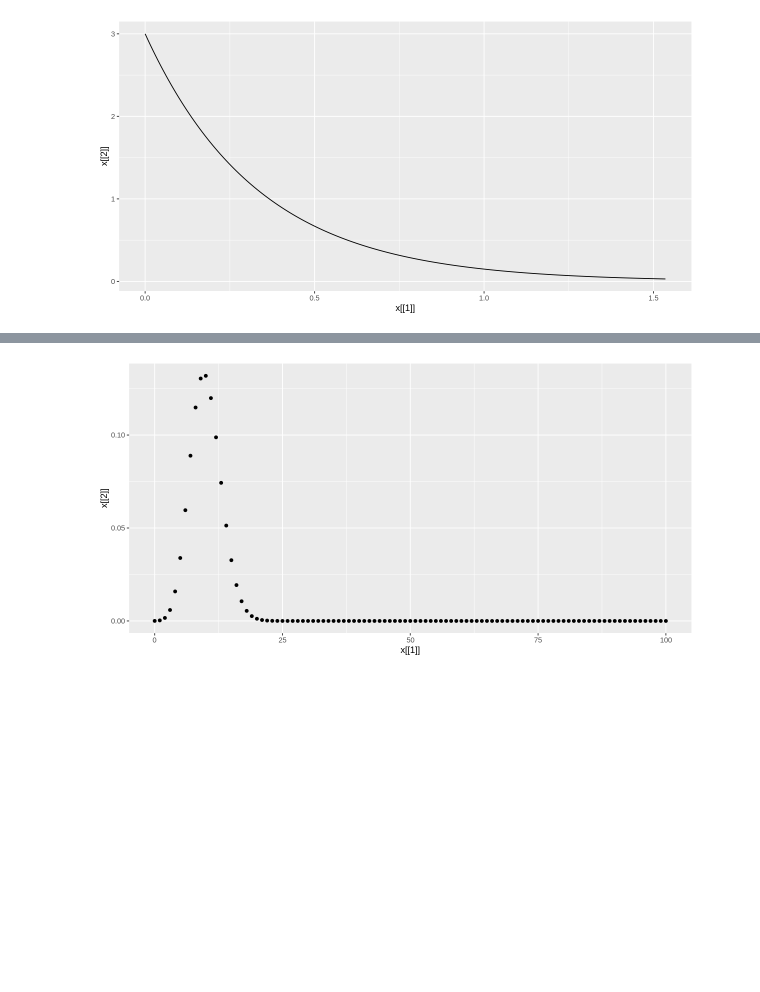
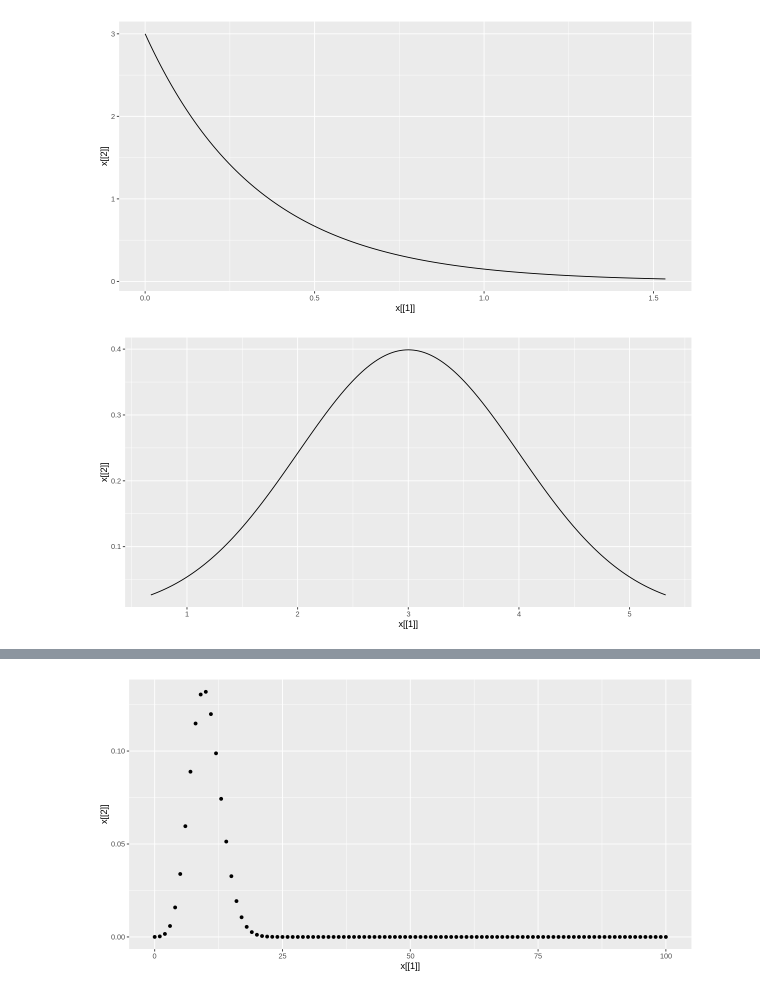
Before and after one commit to cyxss/DistributionViewer, a Jupyter notebook: Distribution.ipynb, the cells around one changed output, grey strips where cells are left out. Cells and saved outputs as stored; diff of their text form; code cells hidden in the pictures; blank space fills up the shorter version.

```diff
--- a/Distribution.ipynb
+++ b/Distribution.ipynb
@@ -89,3 +89,17 @@ x = DisExponential()
 ggplot() + geom_line(aes(x[[1]],y=x[[2]]),color="black")
 # %% [output]
 [figure]
+# %%
+DisNormal<- function(x=list(3,1)){
+    mean = x[[1]]
+    sd = x[[2]]
+    vmax = qnorm(0.99,mean = mean, sd = sd)
+    vmin = qnorm(0.01,mean = mean, sd = sd)
+    x = seq(from=vmin, to=vmax, by=(vmax-vmin)/200)
+    y = dnorm(x,mean = mean, sd = sd)
+    return(list(x,y))
+}
+x = DisNormal()
+ggplot() + geom_line(aes(x[[1]],y=x[[2]]),color="black")
+# %% [output]
+[figure, added]
```
Also changed, not shown: parts of 4 cells of this notebook, 1 other file.
